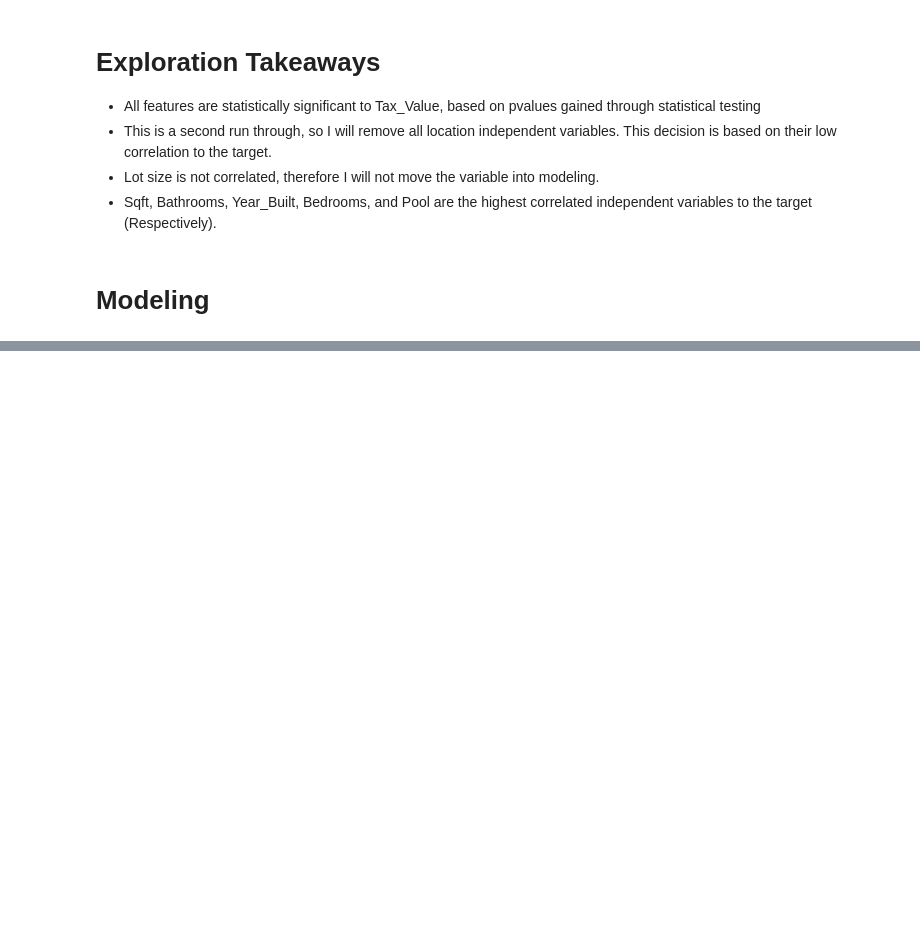
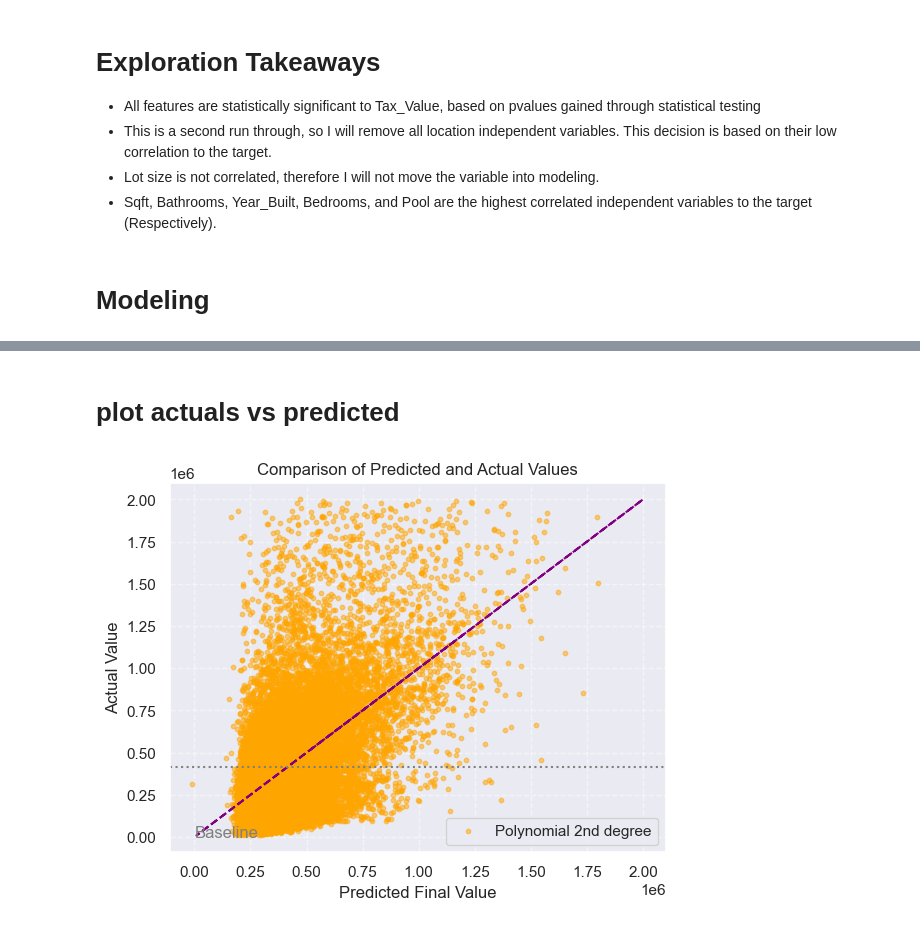
Before and after one commit to Andrew-Casey/Zillow_project, a Jupyter notebook: Zillow_MVP2.ipynb, the cells around one changed output, grey strips where cells are left out. Saved outputs shown, nothing was run; the diff lists cells and outputs as text; code cells hidden in the pictures; blank space fills up the shorter version.

```diff
--- a/Zillow_MVP2.ipynb
+++ b/Zillow_MVP2.ipynb
@@ -647,0 +1122,8 @@ eva.run_regression1(X_train_scaled, y_train)
+# %%
+#Add results to a data frame
+plot_df = pd.DataFrame({'pred_OLS': pred_OLS,
+                        'pred_lars': pred_lars,
+                        'pred_pr': pred_pr,
+                        'pred_glm': pred_glm,
+                        'index': X_train_scaled.index})
+plot_df
@@ -647,0 +1144,5 @@ eva.run_regression1(X_train_scaled, y_train)
+# %%
+# add y_train to a data frame
+ploty_df = pd.DataFrame({'actual': y_train,
+                        'index': y_train.index})
+ploty_df
@@ -647,0 +1163,5 @@ eva.run_regression1(X_train_scaled, y_train)
+# %%
+# merge results and y_train on original index
+merged_df = pd.merge(plot_df, ploty_df, on='index')
+merged_df.set_index('index', inplace=True)
+merged_df
@@ -647,0 +1183,4 @@ eva.run_regression1(X_train_scaled, y_train)
+# %%
+#rename merged df to dataframe for plotting
+plot_this = merged_df
+plot_this
@@ -647,0 +1202,22 @@ eva.run_regression1(X_train_scaled, y_train)
+# %% [markdown]
+# plot actuals vs predicted
+# %%
+#Plotting actuals vs. predicted values
+plt.scatter(plot_this.pred_pr, plot_this.actual, label='Polynomial 2nd degree', alpha=0.5, color='orange', s=10)
+
+
+plt.plot(plot_this.actual, plot_this.actual, label='_nolegend_', color='purple', linestyle='--')
+
+plt.axhline(baseline, ls=':', color='grey')
+plt.annotate("Baseline", (65, 81), color='grey')
+
+plt.title("Comparison of Predicted and Actual Values")
+plt.ylabel("Actual Value")
+plt.xlabel("Predicted Final Value")
+plt.legend()
+
+plt.grid(True, linestyle='--', alpha=0.5)
+
+plt.show()
+# %% [output]
+[figure, added]
```
Also changed, not shown: parts of 123 cells of this notebook, 7 other files.
